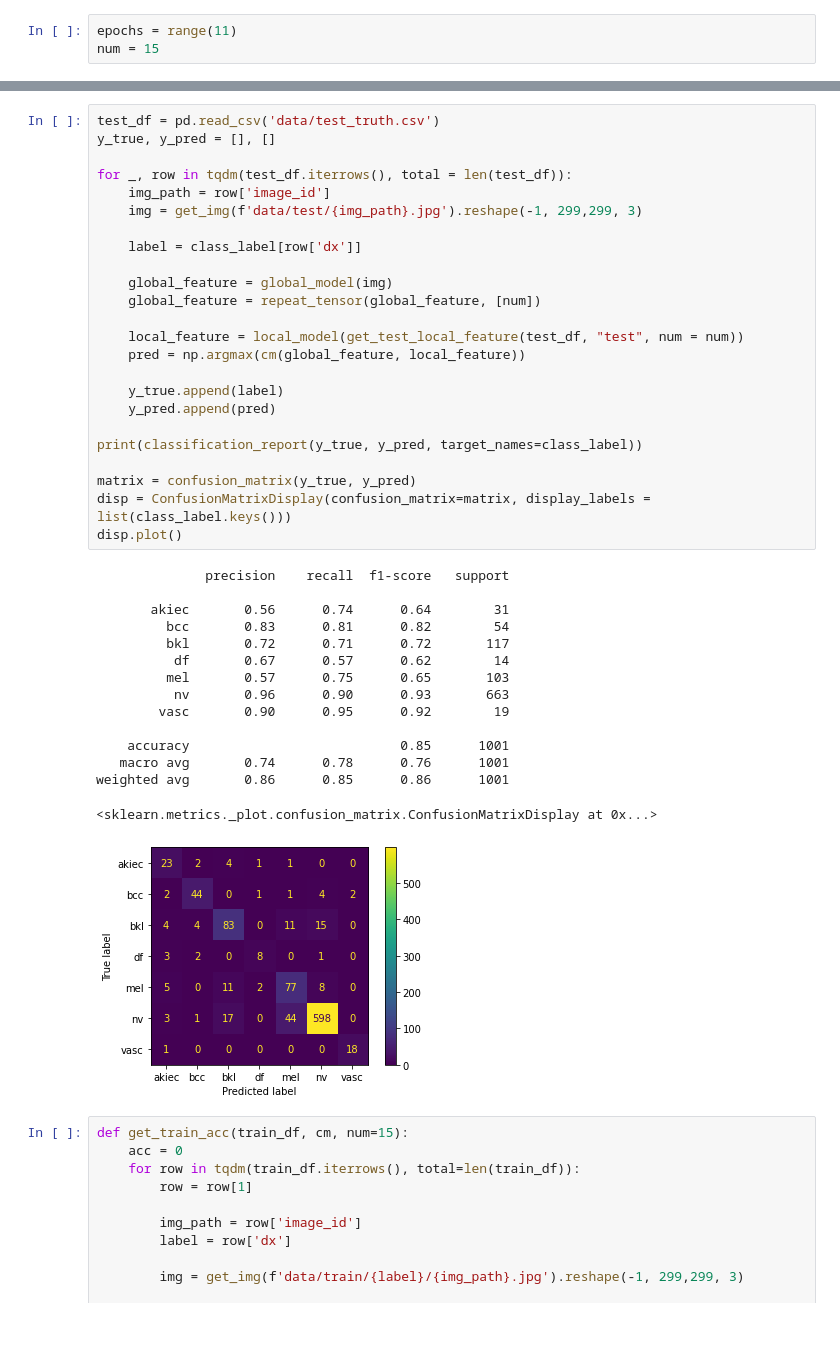
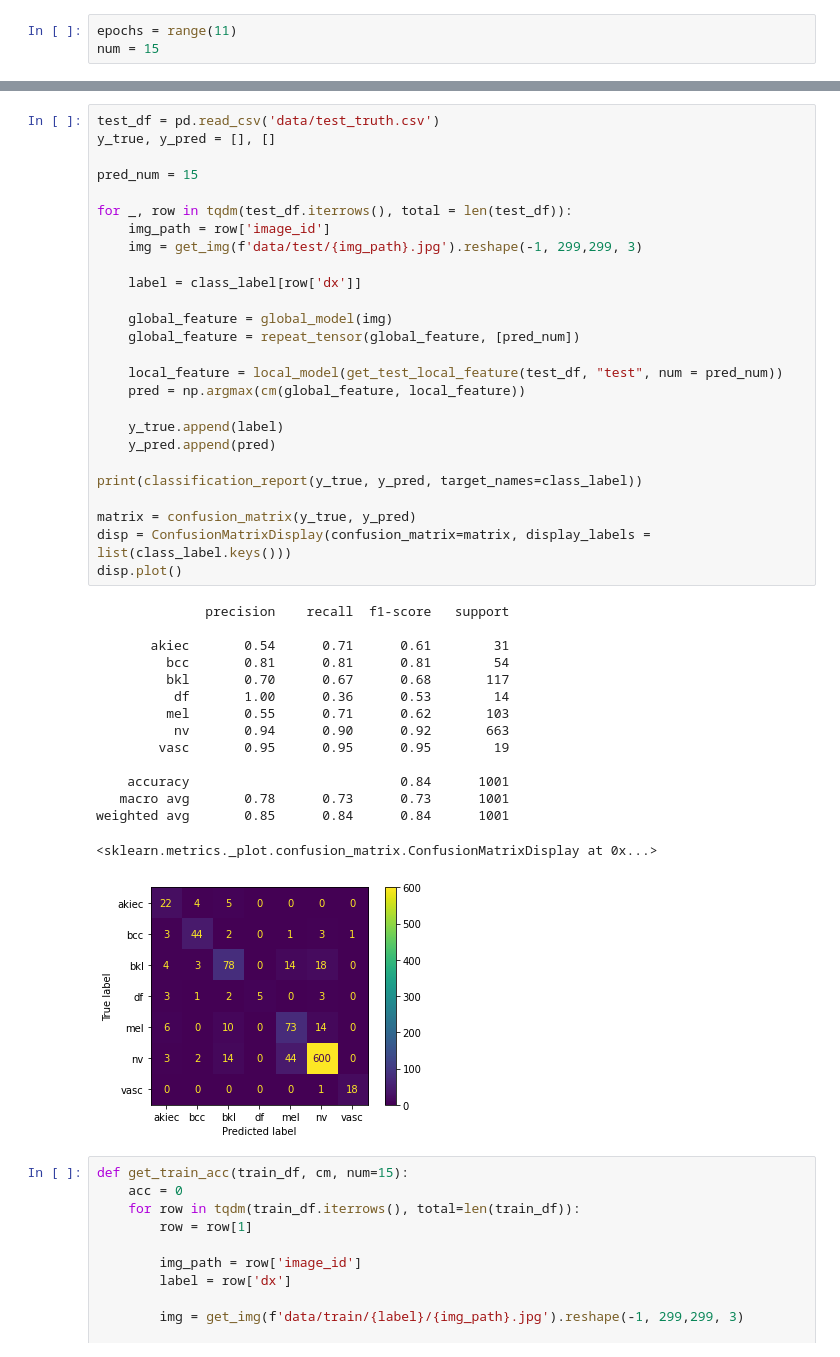
Before and after one commit to 12dash/causal-image-training, a Jupyter notebook: Causal Training.ipynb, the cells around one changed output, grey strips where cells are left out. Saved outputs shown, nothing was run; the diff lists cells and outputs as text; blank space fills up the shorter version.

Commit message:
training result of causal model

```diff
--- a/Causal Training.ipynb
+++ b/Causal Training.ipynb
@@ -271,43 +234,45 @@ for epoch in tqdm(epochs, desc='Epochs'):
 # %%
 test_df = pd.read_csv('data/test_truth.csv')
 y_true, y_pred = [], []
+
+pred_num = 15
 
 for _, row in tqdm(test_df.iterrows(), total = len(test_df)):
     img_path = row['image_id']
     img = get_img(f'data/test/{img_path}.jpg').reshape(-1, 299,299, 3)
 
     label = class_label[row['dx']]
 
     global_feature = global_model(img)
-    global_feature = repeat_tensor(global_feature, [num])
+    global_feature = repeat_tensor(global_feature, [pred_num])
 
-    local_feature = local_model(get_test_local_feature(test_df, "test", num = num))
+    local_feature = local_model(get_test_local_feature(test_df, "test", num = pred_num))
     pred = np.argmax(cm(global_feature, local_feature))
 
     y_true.append(label)
     y_pred.append(pred)
 
 print(classification_report(y_true, y_pred, target_names=class_label))
 
 matrix = confusion_matrix(y_true, y_pred)
 disp = ConfusionMatrixDisplay(confusion_matrix=matrix, display_labels = list(class_label.keys()))
 disp.plot()
 # %% [output]
               precision    recall  f1-score   support
 
-       akiec       0.56      0.74      0.64        31
-         bcc       0.83      0.81      0.82        54
-         bkl       0.72      0.71      0.72       117
-          df       0.67      0.57      0.62        14
-         mel       0.57      0.75      0.65       103
-          nv       0.96      0.90      0.93       663
-        vasc       0.90      0.95      0.92        19
+       akiec       0.54      0.71      0.61        31
+         bcc       0.81      0.81      0.81        54
+         bkl       0.70      0.67      0.68       117
+          df       1.00      0.36      0.53        14
+         mel       0.55      0.71      0.62       103
+          nv       0.94      0.90      0.92       663
+        vasc       0.95      0.95      0.95        19
 
-    accuracy                           0.85      1001
-   macro avg       0.74      0.78      0.76      1001
-weighted avg       0.86      0.85      0.86      1001
+    accuracy                           0.84      1001
+   macro avg       0.78      0.73      0.73      1001
+weighted avg       0.85      0.84      0.84      1001
 <sklearn.metrics._plot.confusion_matrix.ConfusionMatrixDisplay at 0x...>
-[figure, old version]
+[figure, new version]
 # %%
 def get_train_acc(train_df, cm, num=15):
     acc = 0
```
Also changed, not shown: parts of 4 cells of this notebook, 2 other files.
